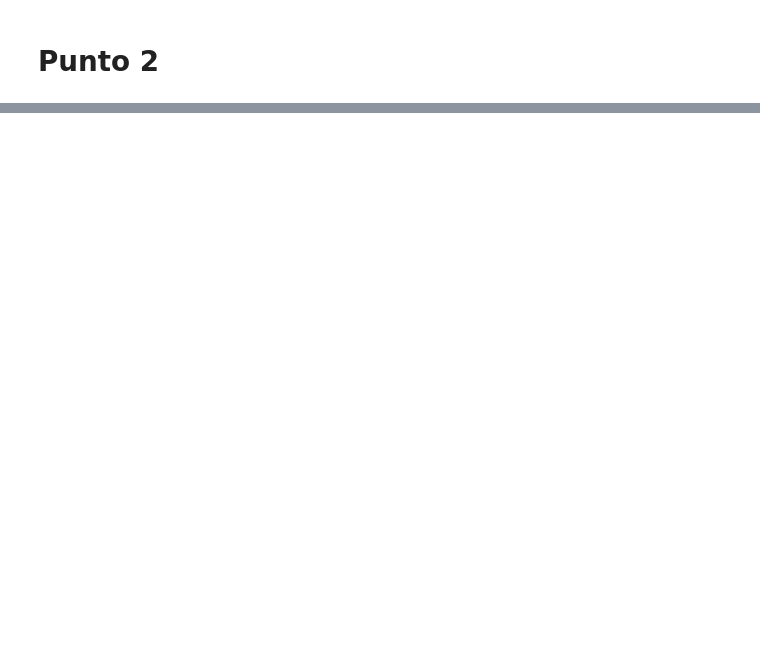
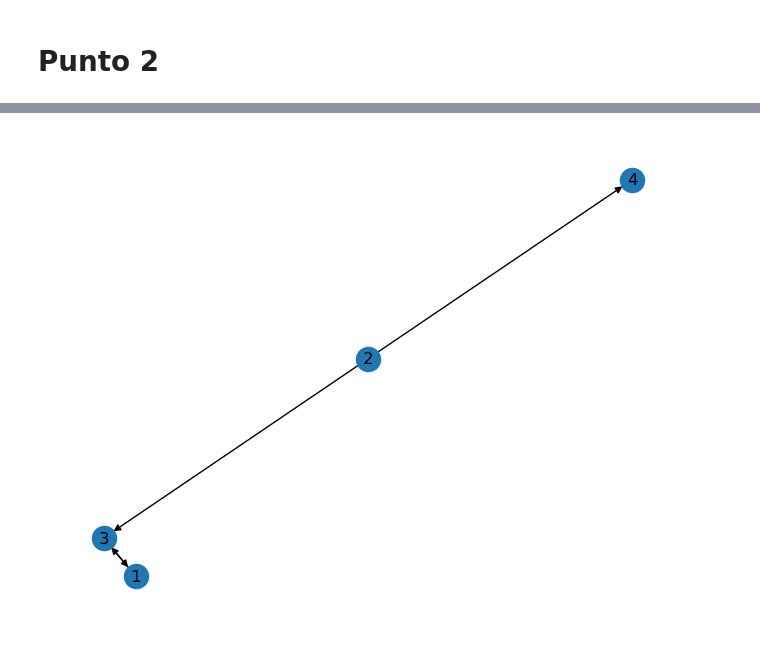
Before and after one commit to briveros23/Redes_sociales, a Jupyter notebook: notebook/Taller 1.ipynb, the cells around one changed output, grey strips where cells are left out. Drawn from its saved outputs; the diff is of its cells as text; code cells hidden in the pictures; blank space fills up the shorter version.

```diff
--- a/notebook/Taller 1.ipynb
+++ b/notebook/Taller 1.ipynb
@@ -233,0 +307,6 @@ print(A)
+# %%
+# d) Graficar el subgrafo generado por los nodos 1, 2, 3, y 4.
+H = DG.subgraph([1, 2, 3, 4])
+nx.draw(H, with_labels=True)
+# %% [output]
+[figure, added]
```
Also changed, not shown: parts of 17 cells of this notebook.
